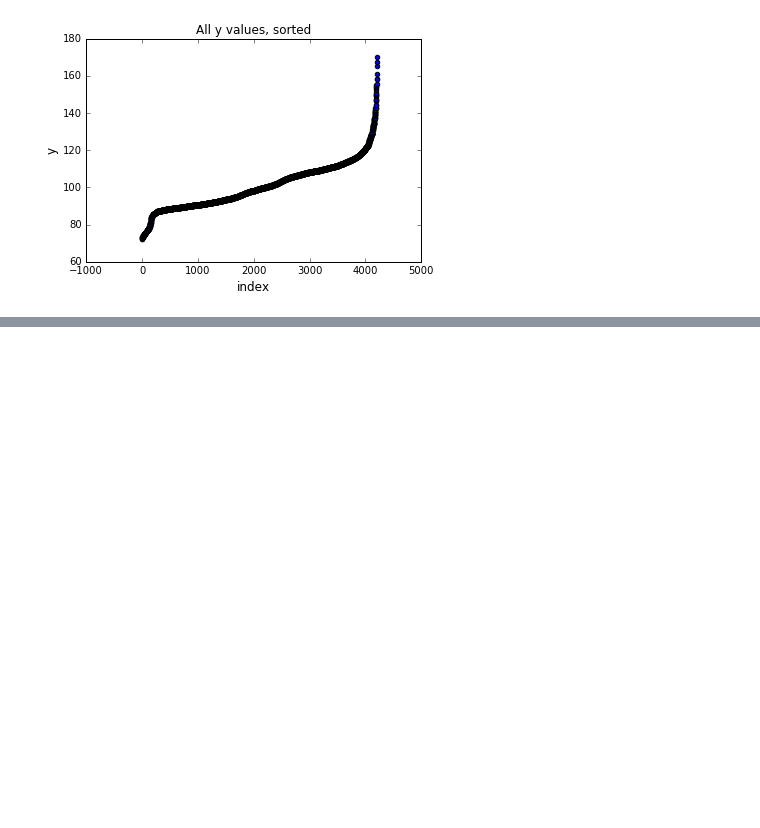
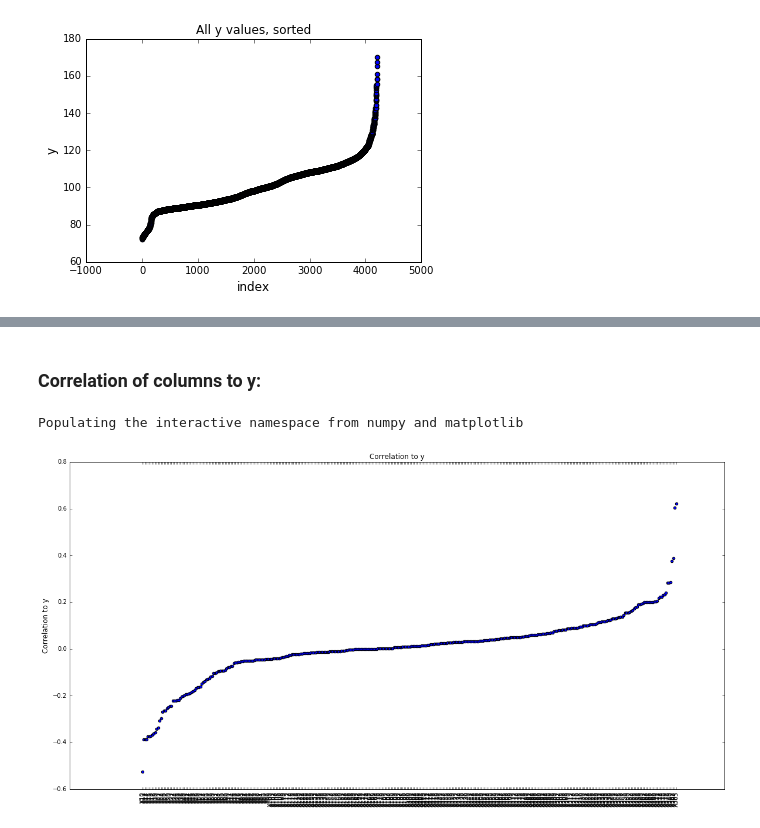
Before and after one commit to BartyzalRadek/mercedes-benz-kaggle, a Jupyter notebook: src/plots.ipynb, the cells around one changed output, grey strips where cells are left out. Cells and saved outputs as stored; diff of their text form; code cells hidden in the pictures; blank space fills up the shorter version.

```diff
--- a/src/plots.ipynb
+++ b/src/plots.ipynb
@@ -49,0 +84,23 @@ plt.show()
+# %% [markdown]
+### Correlation of columns to y:
+# %%
+# Set size of plot
+# %pylab inline
+# pylab.rcParams['figure.figsize'] = (20, 10)
+
+# Do not count ID and y itself
+column_corr = calc_corr_filled['y'].values[2:]
+columns = np.array(list(calc_corr_filled)[2:])
+column_corr = np.sort(column_corr)
+columns = columns[np.argsort(column_corr)]
+
+fig, ax = plt.subplots()
+plt.scatter(range(len(columns)), column_corr)
+plt.title('Correlation to y')
+ax.set_xticks(range(len(columns)))
+ax.set_xticklabels(columns, rotation=90)
+plt.ylabel('Correlation to y', fontsize=12)
+plt.show()
+# %% [output]
+Populating the interactive namespace from numpy and matplotlib
+[figure, added]
```
Also changed, not shown: parts of 7 cells of this notebook.
